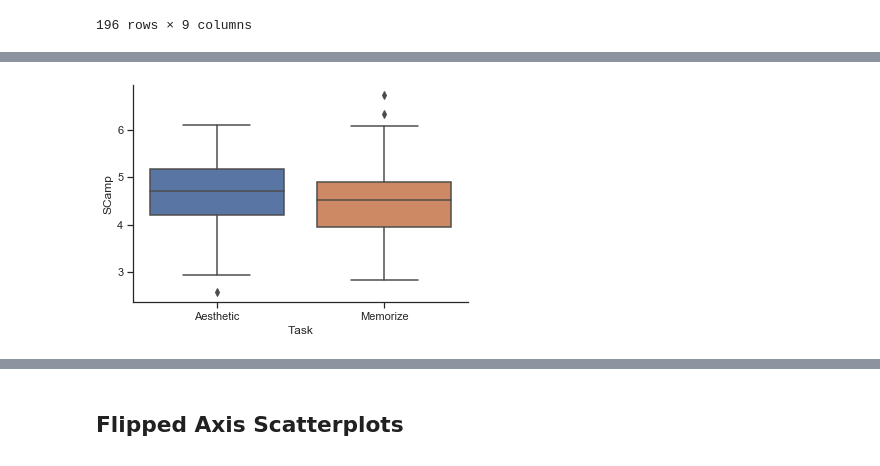
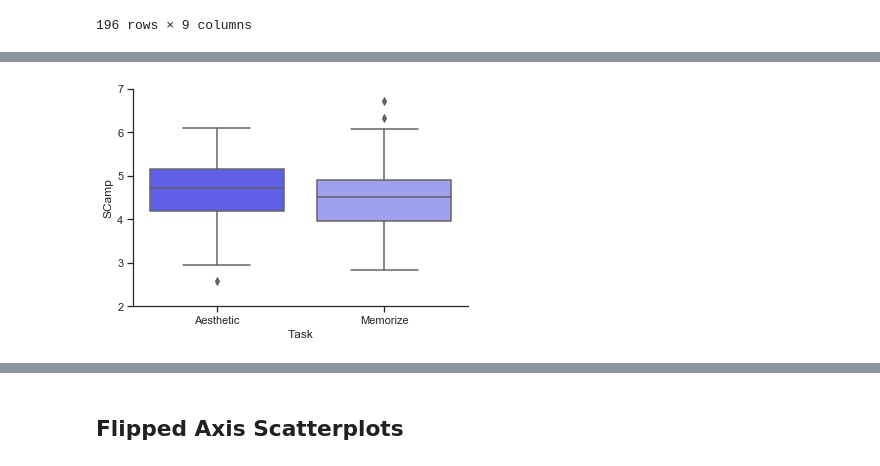
Before and after one commit to zoe-loh/WMD, a Jupyter notebook: SM01_Plotting.ipynb, the cells around one changed output, grey strips where cells are left out. Cells and saved outputs as stored; diff of their text form; code cells hidden in the pictures.

```diff
--- a/SM01_Plotting.ipynb
+++ b/SM01_Plotting.ipynb
@@ -306,8 +620,15 @@ both_task_df
+# %%
+sns.set_context(context = "notebook", font_scale = 1.7)
+sns.set_palette("bwr")
 # %%
-#sns.set_style("white")
-#sns.set_style("ticks")
+sns.set_style("white")
+sns.set_style("ticks")
+sns.set_context(context = "talk", font_scale = 1.2)
+sns.set_palette("bwr")
+
 mu_box = sns.boxplot( x = "Task", y = "Mu", data = both_task_df)
+mu_box.set(ylim = (100, 220))
 sns.despine()
 mu_box = mu_box.get_figure()
-mu_box.savefig("Mu_Boxplot.png", dpi = 300)
+mu_box.savefig("Mu_Boxplot.png", dpi = 300, bbox_inches='tight')
 # %% [output]
@@ -321,0 +652,11 @@ sig_box.savefig("Sigma_Boxplot.png", dpi = 300)
+# %%
+sns.set_style("white")
+sns.set_style("ticks")
+sns.set_context(context = "talk", font_scale = 1.2)
+sns.set_palette("bwr")
+
+sig_box = sns.boxplot( x = "Task", y = "Sigma", data = both_task_df)
+sig_box.set(ylim = (0, 100))
+sns.despine()
+sig_box = sig_box.get_figure()
+sig_box.savefig("Sigma_Boxplot.png", dpi = 300, bbox_inches='tight')
@@ -328,0 +681,11 @@ tau_box.savefig("Tau_Boxplot.png", dpi = 300)
+# %%
+sns.set_style("white")
+sns.set_style("ticks")
+sns.set_context(context = "talk", font_scale = 1.2)
+sns.set_palette("bwr")
+
+tau_box = sns.boxplot( x = "Task", y = "Tau", data = both_task_df)
+tau_box.set(ylim = (25, 250))
+sns.despine()
+tau_box = tau_box.get_figure()
+tau_box.savefig("Tau_Boxplot.png", dpi = 300, bbox_inches='tight')
@@ -329,7 +702,8 @@ tau_box.savefig("Tau_Boxplot.png", dpi = 300)
 # %%
 scamp_box = sns.boxplot( x = "Task", y = "SCamp", data = both_task_df)
+scamp_box.set(ylim = (2, 7))
 sns.despine()
 scamp_box = scamp_box.get_figure()
 scamp_box.savefig("SCamp_Boxplot.png", dpi = 300)
 # %% [output]
-[figure, old version]
+[figure, new version]
```
Also changed, not shown: parts of 47 cells of this notebook, 40 other files.
